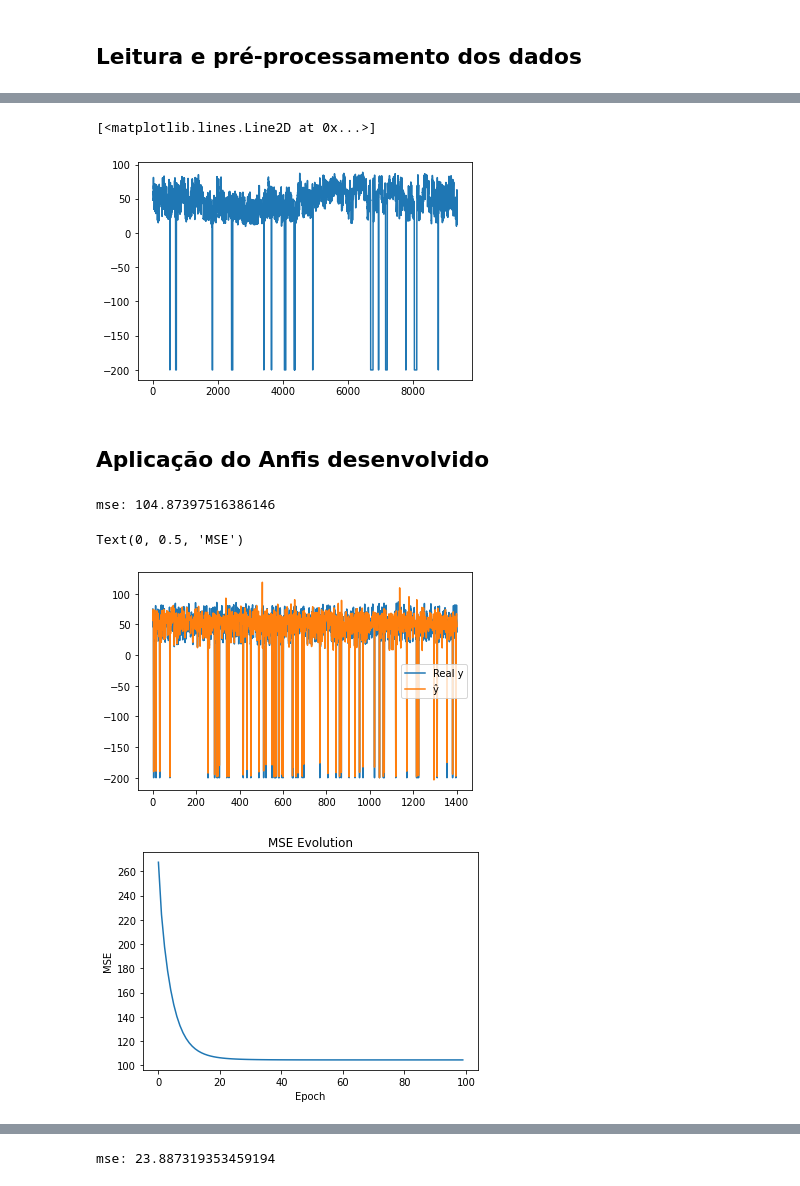
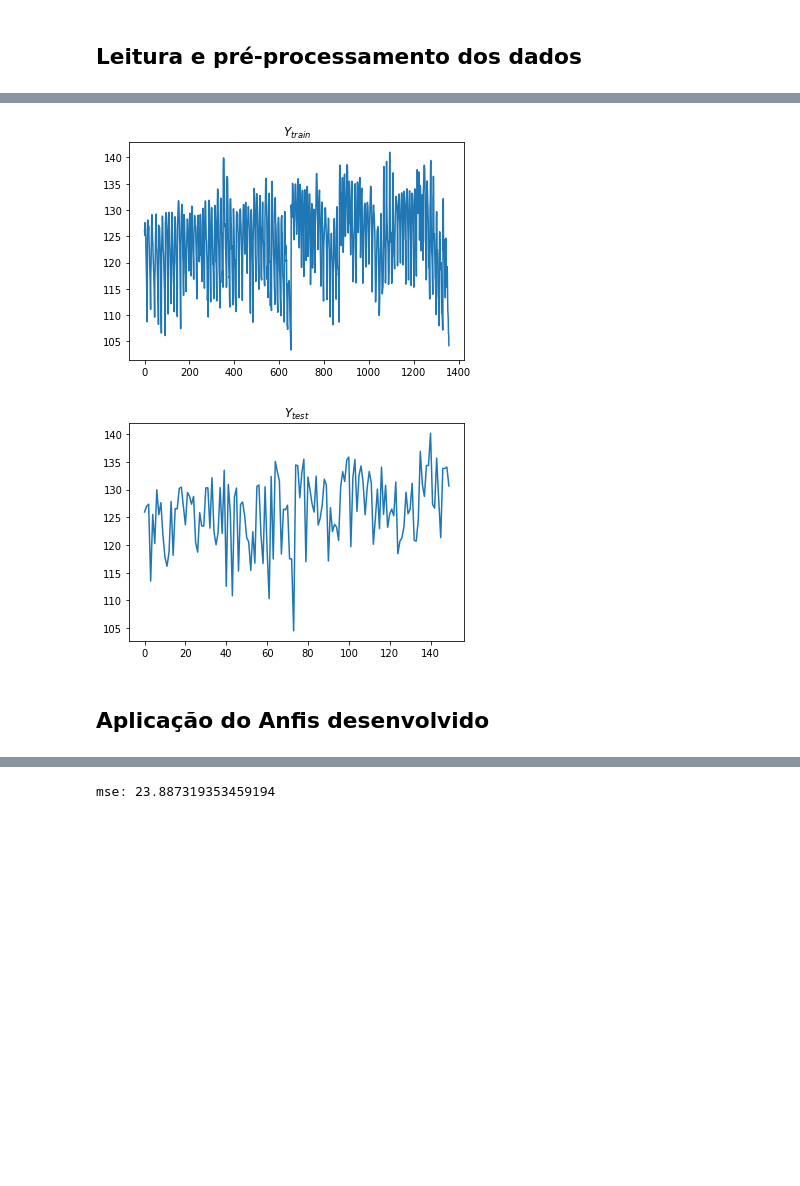
Before and after one commit to vcaitite/fuzzy-systems-exercises, a Jupyter notebook: 6. Anfis/6 - ANFIS.ipynb, the cells around one changed output, grey strips where cells are left out. Saved outputs shown, nothing was run; the diff lists cells and outputs as text; code cells hidden in the pictures; blank space fills up the shorter version.

```diff
--- a/6. Anfis/6 - ANFIS.ipynb
+++ b/6. Anfis/6 - ANFIS.ipynb
@@ -413,7 +432,7 @@ O data set escolhido para este exercício foi o "Air Quality Data Set". Essa bas
 # %% [markdown]
 ## Leitura e pré-processamento dos dados
 # %%
-dataset = pd.read_csv('data/AirQualityUCI.csv', sep=';')
+dataset = pd.read_csv('data/airfoil_self_noise.dat', sep='\t', header=None)
 dataset = dataset.replace("?", np.nan)
 dataset = dataset.dropna()
 dataset
@@ -434,42 +453,34 @@ dataset
-# %%
-y = dataset['RH'].to_numpy()
-X = dataset.drop(['RH', 'Date', 'Time'], axis='columns').to_numpy()
-normalizer = MinMaxScaler()
-X = normalizer.fit_transform(X)
-y = np.array(y.tolist())
-plt.plot(y)
-# %% [output]
-[<matplotlib.lines.Line2D at 0x...>]
-[figure, removed]
+# %%
+y = dataset[5].to_numpy()
+X = dataset.drop([5], axis='columns').to_numpy()
+normalizer = MinMaxScaler()
+X = normalizer.fit_transform(X)
+y = np.array(y.tolist())
+
+test_idx = np.sort(np.random.randint(0, X.shape[0], size=int(X.shape[0]*0.1)))
+X_test = X[test_idx]
+y_test = y[test_idx]
+X_train = []
+y_train = []
+
+for idx in range(X.shape[0]):
+    if idx not in test_idx:
+        X_train.append(X[idx])
+        y_train.append(y[idx])
+X_train = np.array(X_train)
+y_train = np.array(y_train)
+
+plt.plot(y_train)
+plt.title('$Y_{train}$')
+plt.figure()
+plt.plot(y_test)
+plt.title('$Y_{test}$')
+np.savetxt("data/ex5_X_train.csv", X_train, delimiter=",")
+np.savetxt("data/ex5_y_train.csv", y_train, delimiter=",")
+np.savetxt("data/ex5_y_test.csv", y_test, delimiter=",")
+np.savetxt("data/ex5_X_test.csv", X_test, delimiter=",")
+# %% [output]
+[figure, added]
+[figure, added]
 # %% [markdown]
 ## Aplicação do Anfis desenvolvido
-# %%
-# Train and Test split
-X_train, X_test, y_train, y_test = train_test_split(X, y, test_size=0.15)
-
-# Anfis
-model = Anfis(n_rules = 12, n_inputs = X_train.shape[1])
-model.initialize_params(X = X_train)
-model.fit(X_train, y_train, n_epochs=100, lr=0.1)
-
-# Eval fis
-yhat = model.predict(X_test).reshape(-1, 1)
-mse = mean_squared_error(y_test, yhat)
-print(f'mse: {mse}')
-
-# Plot functions (real and approximated)
-plt.plot(y_test)
-plt.plot(yhat)
-plt.legend(["Real y", "ŷ"])
-
-# Plot MSE Evolution
-plt.figure()
-plt.plot(model.mse)
-plt.title("MSE Evolution")
-plt.xlabel("Epoch")
-plt.ylabel("MSE")
-# %% [output]
-mse: 104.87397516386146
-Text(0, 0.5, 'MSE')
-[figure, removed]
-[figure, removed]
```
Also changed, not shown: parts of 11 cells of this notebook, 5 other files.
